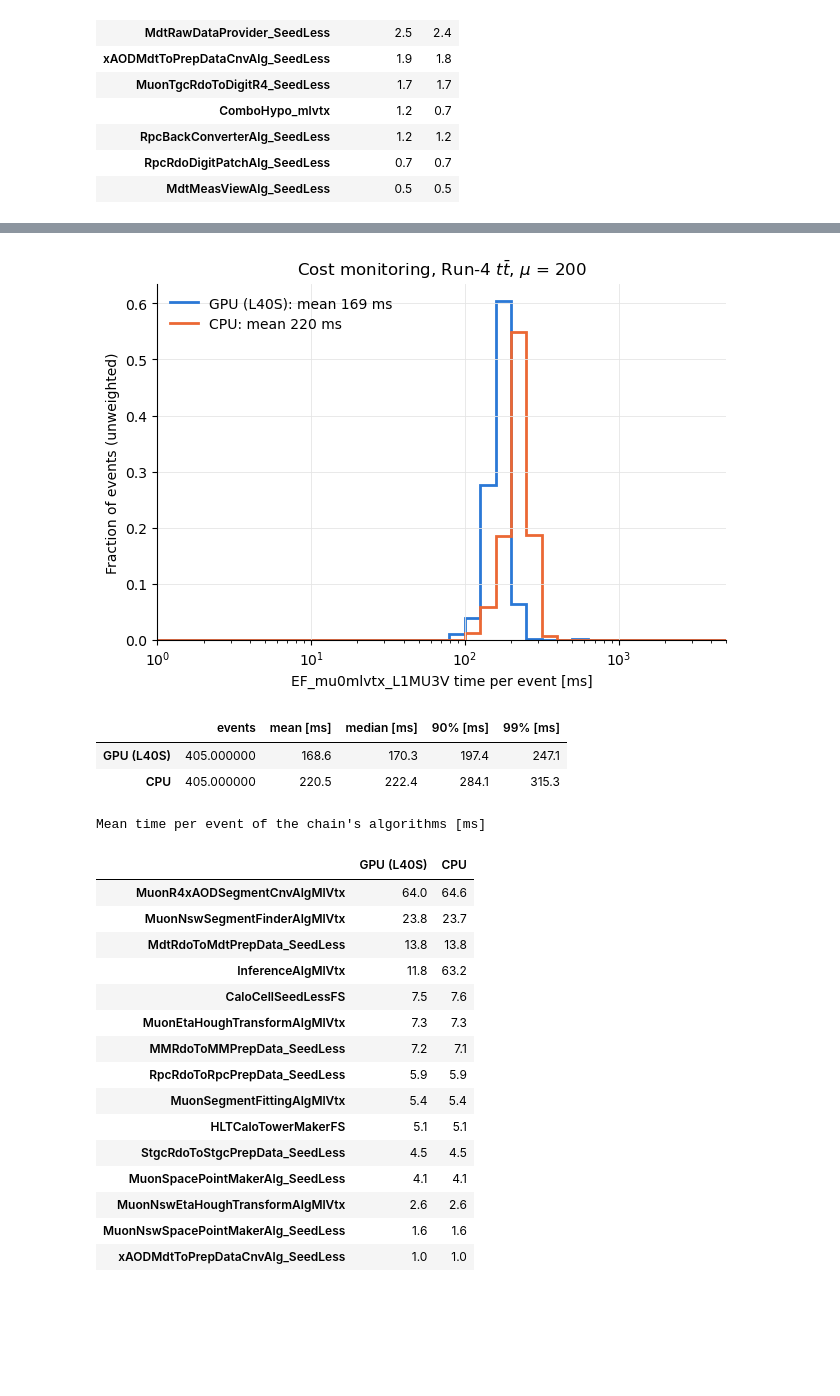
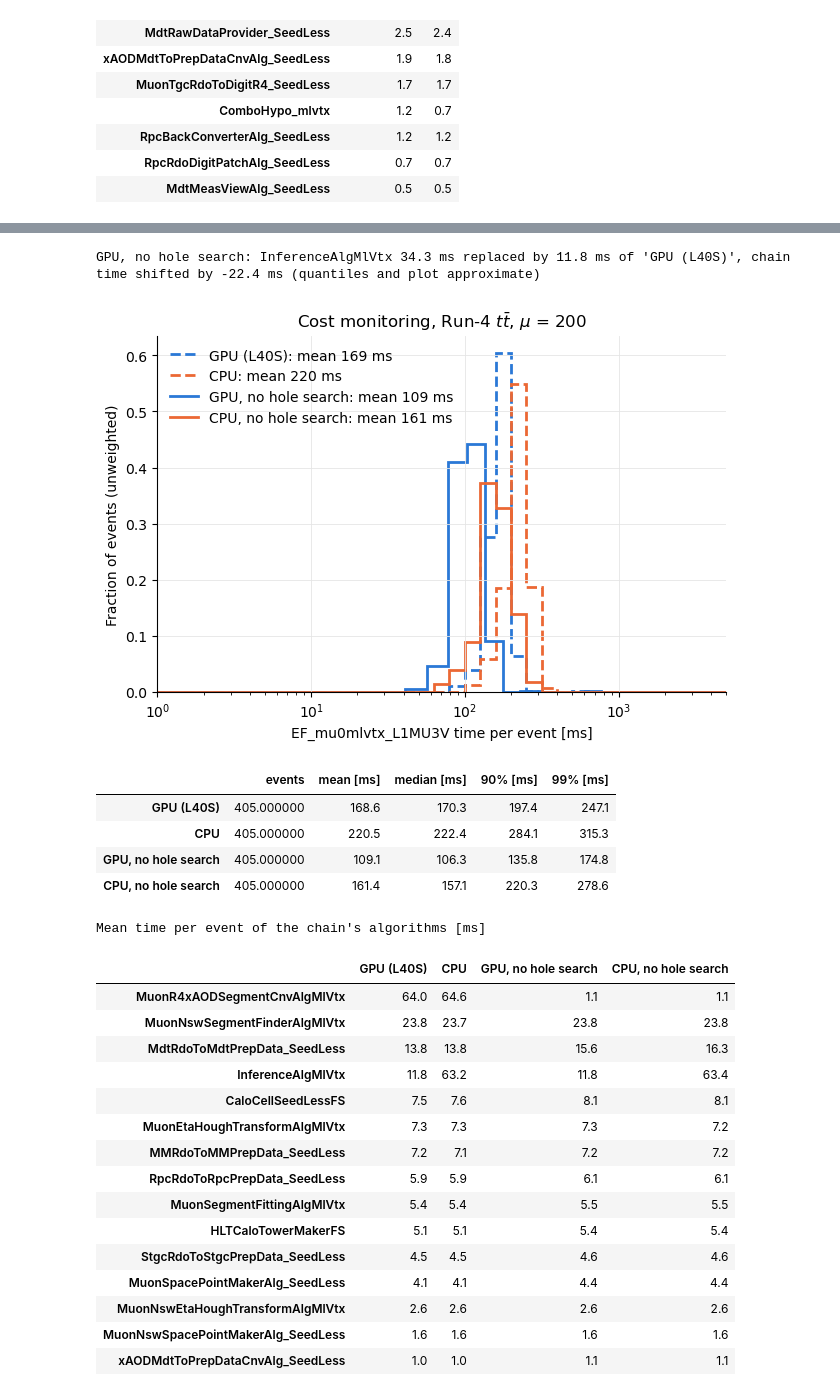
Before and after one commit to davidedicroce/MuonMLDisplacedVtx, a Jupyter notebook: dv_score_eff.ipynb, the cells around one changed output, grey strips where cells are left out. Cells and saved outputs as stored; diff of their text form; code cells hidden in the pictures; blank space fills up the shorter version.

```diff
--- a/dv_score_eff.ipynb
+++ b/dv_score_eff.ipynb
@@ -496,26 +524,33 @@ The chain runs on the events that fire L1_MU3V (78.5% of ttbar, mostly fakes in
 # %%
 show_cost({"GPU (L40S)": f"{DV_DIR}/test_rate/cost_ttbar_mu200_gpu",
-           "CPU": f"{DV_DIR}/test_rate/cost_ttbar_mu200_cpu"},
-          r"Cost monitoring, Run-4 $t\bar{t}$, $\mu$ = 200", "unweighted")
+           "CPU": f"{DV_DIR}/test_rate/cost_ttbar_mu200_cpu",
+           "GPU, no hole search": f"{DV_DIR}/test_rate/cost_ttbar_mu200_noholes_gpu",
+           "CPU, no hole search": f"{DV_DIR}/test_rate/cost_ttbar_mu200_noholes_cpu"},
+          r"Cost monitoring, Run-4 $t\bar{t}$, $\mu$ = 200", "unweighted",
+          # The GPU was shared with other jobs during the no-hole-search run (inference 34 ms instead of 12 ms)
+          inference_from={"GPU, no hole search": "GPU (L40S)"})
 # %% [output]
+GPU, no hole search: InferenceAlgMlVtx 34.3 ms replaced by 11.8 ms of 'GPU (L40S)', chain time shifted by -22.4 ms (quantiles and plot approximate)
-[figure, old version]
+[figure, new version]
 |  | events | mean [ms] | median [ms] | 90% [ms] | 99% [ms] |
 | GPU (L40S) | 405.000000 | 168.6 | 170.3 | 197.4 | 247.1 |
 | CPU | 405.000000 | 220.5 | 222.4 | 284.1 | 315.3 |
+| GPU, no hole search | 405.000000 | 109.1 | 106.3 | 135.8 | 174.8 |
+| CPU, no hole search | 405.000000 | 161.4 | 157.1 | 220.3 | 278.6 |
-Mean time per event of the chain's algorithms [ms]
+Mean time per event of the chain's algorithms [ms]
-|  | GPU (L40S) | CPU |
-| MuonR4xAODSegmentCnvAlgMlVtx | 64.0 | 64.6 |
-| MuonNswSegmentFinderAlgMlVtx | 23.8 | 23.7 |
-| MdtRdoToMdtPrepData_SeedLess | 13.8 | 13.8 |
-| InferenceAlgMlVtx | 11.8 | 63.2 |
-| CaloCellSeedLessFS | 7.5 | 7.6 |
-| MuonEtaHoughTransformAlgMlVtx | 7.3 | 7.3 |
-| MMRdoToMMPrepData_SeedLess | 7.2 | 7.1 |
-| RpcRdoToRpcPrepData_SeedLess | 5.9 | 5.9 |
-| MuonSegmentFittingAlgMlVtx | 5.4 | 5.4 |
-| HLTCaloTowerMakerFS | 5.1 | 5.1 |
-| StgcRdoToStgcPrepData_SeedLess | 4.5 | 4.5 |
-| MuonSpacePointMakerAlg_SeedLess | 4.1 | 4.1 |
-| MuonNswEtaHoughTransformAlgMlVtx | 2.6 | 2.6 |
-| MuonNswSpacePointMakerAlg_SeedLess | 1.6 | 1.6 |
-| xAODMdtToPrepDataCnvAlg_SeedLess | 1.0 | 1.0 |
+|  | GPU (L40S) | CPU | GPU, no hole search | CPU, no hole search |
+| MuonR4xAODSegmentCnvAlgMlVtx | 64.0 | 64.6 | 1.1 | 1.1 |
+| MuonNswSegmentFinderAlgMlVtx | 23.8 | 23.7 | 23.8 | 23.8 |
+| MdtRdoToMdtPrepData_SeedLess | 13.8 | 13.8 | 15.6 | 16.3 |
+| InferenceAlgMlVtx | 11.8 | 63.2 | 11.8 | 63.4 |
+| CaloCellSeedLessFS | 7.5 | 7.6 | 8.1 | 8.1 |
+| MuonEtaHoughTransformAlgMlVtx | 7.3 | 7.3 | 7.3 | 7.2 |
+| MMRdoToMMPrepData_SeedLess | 7.2 | 7.1 | 7.2 | 7.2 |
+| RpcRdoToRpcPrepData_SeedLess | 5.9 | 5.9 | 6.1 | 6.1 |
+| MuonSegmentFittingAlgMlVtx | 5.4 | 5.4 | 5.5 | 5.5 |
+| HLTCaloTowerMakerFS | 5.1 | 5.1 | 5.4 | 5.4 |
+| StgcRdoToStgcPrepData_SeedLess | 4.5 | 4.5 | 4.6 | 4.6 |
+| MuonSpacePointMakerAlg_SeedLess | 4.1 | 4.1 | 4.4 | 4.4 |
+| MuonNswEtaHoughTransformAlgMlVtx | 2.6 | 2.6 | 2.6 | 2.6 |
+| MuonNswSpacePointMakerAlg_SeedLess | 1.6 | 1.6 | 1.6 | 1.6 |
+| xAODMdtToPrepDataCnvAlg_SeedLess | 1.0 | 1.0 | 1.1 | 1.1 |
```
Also changed, not shown: parts of 2 cells of this notebook.
